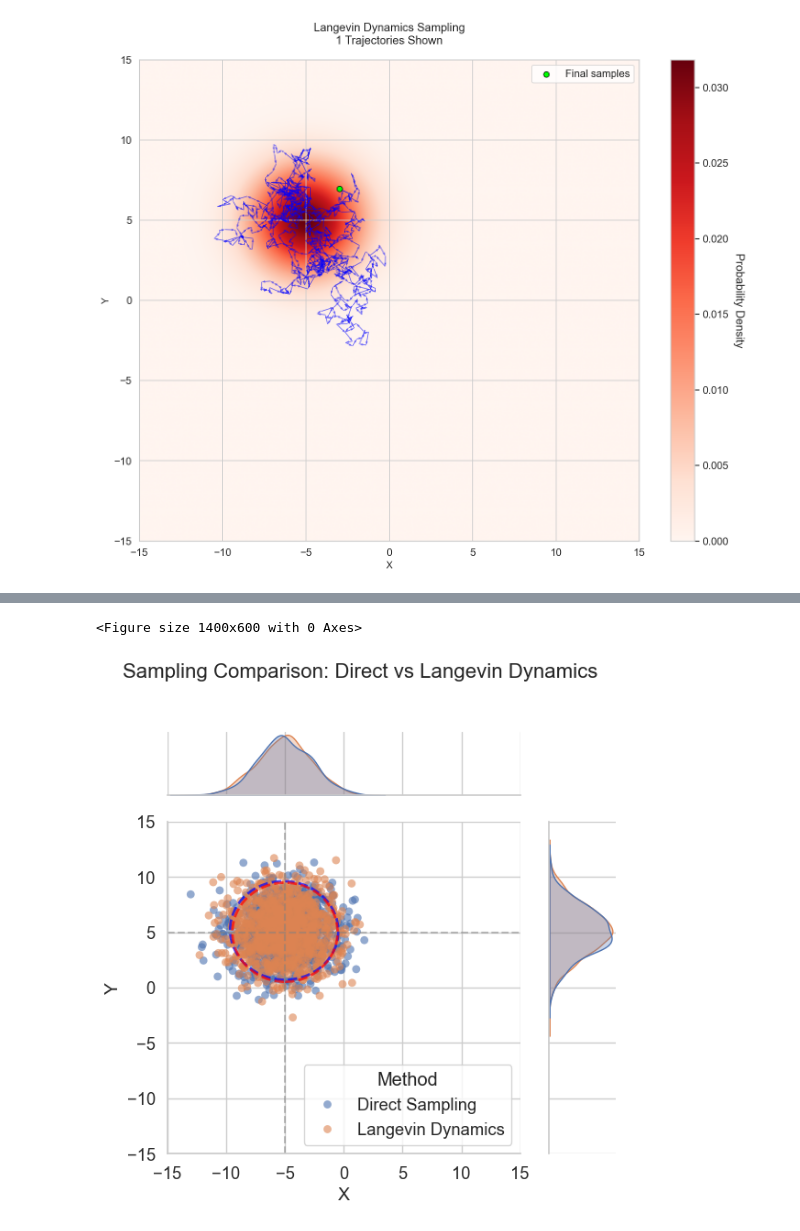
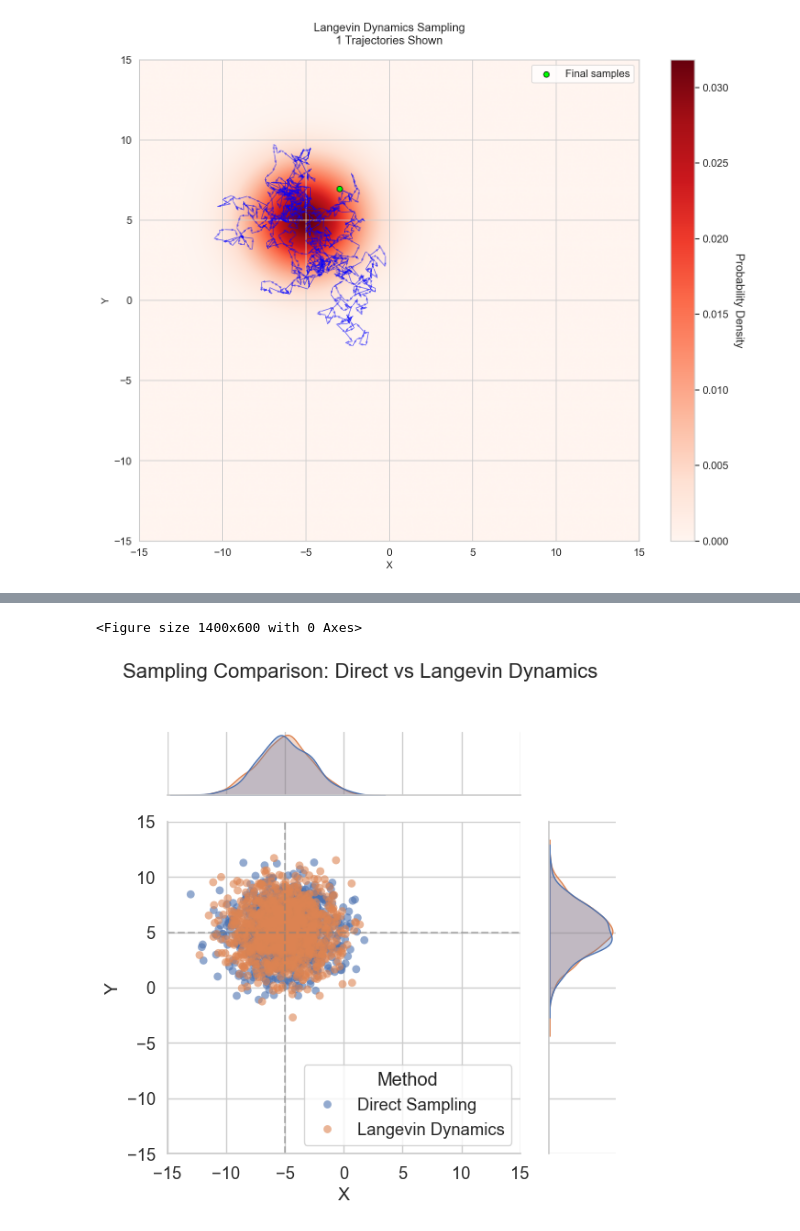
Before and after one commit to Mehrnaz4Hosseini/DataScience, a Jupyter notebook: CA1/task1_sampling.ipynb, the cells around one changed output, grey strips where cells are left out. Saved outputs shown, nothing was run; the diff lists cells and outputs as text; code cells hidden in the pictures.

```diff
--- a/CA1/task1_sampling.ipynb
+++ b/CA1/task1_sampling.ipynb
@@ -126,30 +424,13 @@ plot_gaussian_with_scores(mean, cov)
 # %%
 def langevin_dynamics(initial_points, score_func, n_steps=1000, epsilon=0.1):
-    """
-    Runs Langevin Dynamics sampling
 
-    Parameters:
-    - initial_points: array of shape (n_samples, 2) with starting positions
-    - score_func: function that computes ∇ₓ log p(x)
-    - n_steps: number of iterations
-    - epsilon: step size
-
-    Returns:
-    - samples: final positions after Langevin Dynamics
-    - trajectories: full history of all points' paths
-    """
     trajectories = []
     current_points = initial_points.copy()
     trajectories.append(current_points.copy())
 
     for _ in range(n_steps):
-        # Compute score for all points
         scores = np.apply_along_axis(score_func, 1, current_points)
-
-        # Generate Gaussian noise
         noise = np.random.randn(*current_points.shape) * np.sqrt(2 * epsilon)
-
-        # Update positions
         current_points = current_points + epsilon * scores + noise
         trajectories.append(current_points.copy())
 
@@ -359,60 +702,40 @@ plt.show()
 # %%
 plt.figure(figsize=(14, 6))
 
-# Create DataFrame for plotting
 df_direct = pd.DataFrame(direct_samples, columns=['x', 'y'])
 df_direct['Method'] = 'Direct Sampling'
 df_langevin = pd.DataFrame(samples, columns=['x', 'y'])
 df_langevin['Method'] = 'Langevin Dynamics'
 df_combined = pd.concat([df_direct, df_langevin])
 
-# Create JointGrid
 g = sns.JointGrid(data=df_combined, x='x', y='y', hue='Method',
                  height=6, ratio=4, palette=["#4C72B0", "#DD8452"])
 
-# Plot joint scatterplot
 g.plot_joint(
     sns.scatterplot,
     alpha=0.6,
     edgecolor='none',
     s=40
 )
 
-# Plot marginal KDEs
 g.plot_marginals(
     sns.kdeplot,
     fill=True,
     alpha=0.3,
     linewidth=1
 )
 
-# Customize plot
 g.set_axis_labels('X', 'Y', fontsize=14)
 g.fig.suptitle('Sampling Comparison: Direct vs Langevin Dynamics', y=1.02, fontsize=16)
 g.ax_joint.set_xlim(-15, 15)
 g.ax_joint.set_ylim(-15, 15)
 
-# Add mean lines
 g.ax_joint.axvline(mean[0], color='gray', linestyle='--', alpha=0.5)
 g.ax_joint.axhline(mean[1], color='gray', linestyle='--', alpha=0.5)
 
-# Fixed covariance ellipse function
-def plot_cov_ellipse(ax, mean, cov, color, n_std=2):
-    eigvals, eigvecs = np.linalg.eigh(cov)
-    angle = np.degrees(np.arctan2(eigvecs[1,0], eigvecs[0,0]))
-    width, height = 2 * n_std * np.sqrt(eigvals)
-    # Pack mean coordinates into a tuple for xy parameter
-    ellipse = Ellipse(xy=(mean[0], mean[1]), width=width, height=height, angle=angle,
-                     facecolor='none', edgecolor=color,
-                     linewidth=2, linestyle='--', alpha=0.7)
-    ax.add_patch(ellipse)
-
-# Plot ellipses
-plot_cov_ellipse(g.ax_joint, np.mean(samples, axis=0), np.cov(samples.T), 'blue')
-plot_cov_ellipse(g.ax_joint, mean, cov, 'red')
 
 plt.tight_layout()
 plt.show()
 # %% [output]
 <Figure size 1400x600 with 0 Axes>
-[figure, old version]
+[figure, new version]
```
Also changed, not shown: parts of 29 cells of this notebook.
